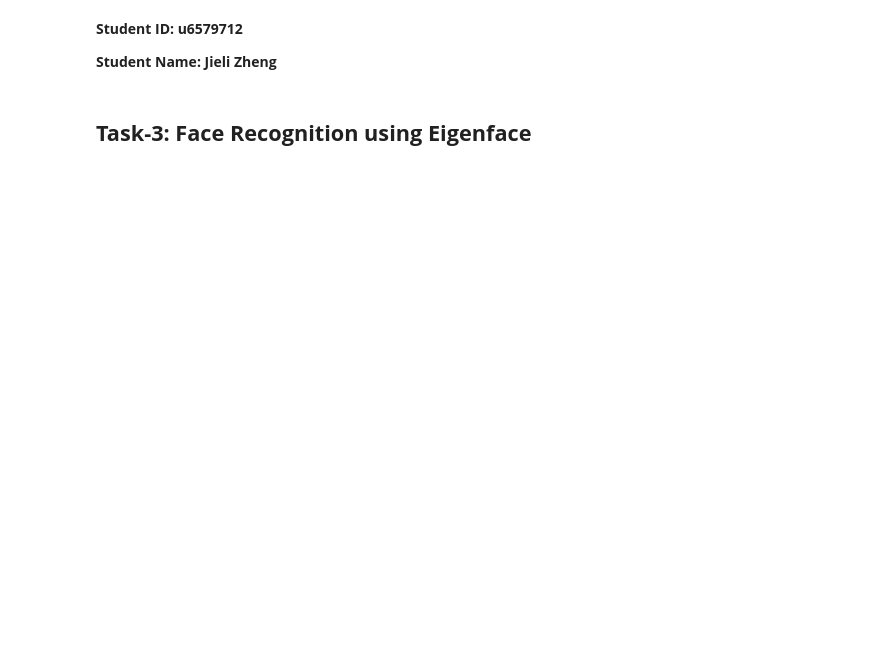
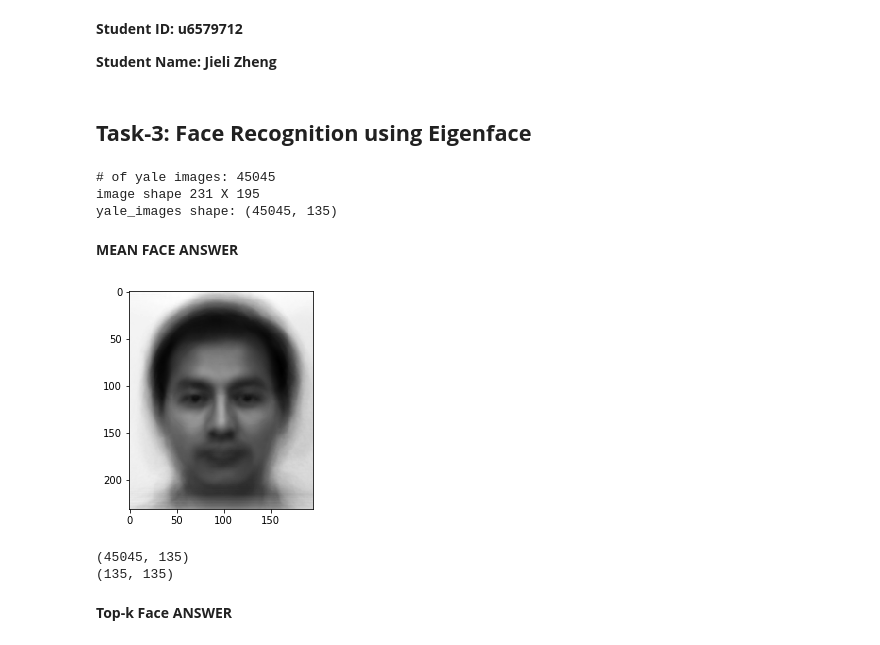
Before and after one commit to TsunamiBlue/Harris-Corner-Segmentation-EigenFace, a Jupyter notebook: Task3/eigenface.ipynb, the cells around one changed output. Saved outputs shown, nothing was run; the diff lists cells and outputs as text; code cells hidden in the pictures; blank space fills up the shorter version.

```diff
--- a/Task3/eigenface.ipynb
+++ b/Task3/eigenface.ipynb
@@ -113,0 +118,42 @@ def reduce_dimensionality(image_vector, k, F, D, A_means, Q_norms):
+# %%
+# load images
+yale_path = os.path.join("Yale-FaceA", "trainingset")
+yale_images = []
+image_num = 0
+for image_name in os.listdir(yale_path):
+    image_num+=1
+    image_path = os.path.join(yale_path,image_name)
+    im = imread(image_path)
+    im = im.flatten('F')  # flatten image into a vector
+    yale_images.append(im)
+yale_images = np.stack(yale_images).T  # build a matrix where each column is a flattened image
+
+
+print(f"# of yale images: {len(yale_images)}")
+print("image shape 231 X 195")
+print(f"yale_images shape: {yale_images.shape}")
+# %% [output]
+# of yale images: 45045
+image shape 231 X 195
+yale_images shape: (45045, 135)
+# %% [markdown]
+**MEAN FACE ANSWER**
+# %%
+A, Q_norms, A_means = preprocess(yale_images)
+# %%
+# MEAN FACE ANSWER
+mean_face = A_means.reshape((231, 195),order='F')
+plt.imshow(mean_face,cmap='gray')
+plt.show()
+# %% [output]
+[figure, added]
+# %%
+# eigenface a.k.a PCA (on Yale faces dataset)
+A, C, F, D, Q_norms, A_means = eigen_faces(yale_images)
+print(F.shape)
+print(C.shape)
+# %% [output]
+(45045, 135)
+(135, 135)
+# %% [markdown]
+**Top-k Face ANSWER**
```
Also changed, not shown: parts of 24 cells of this notebook, 14 other files.
